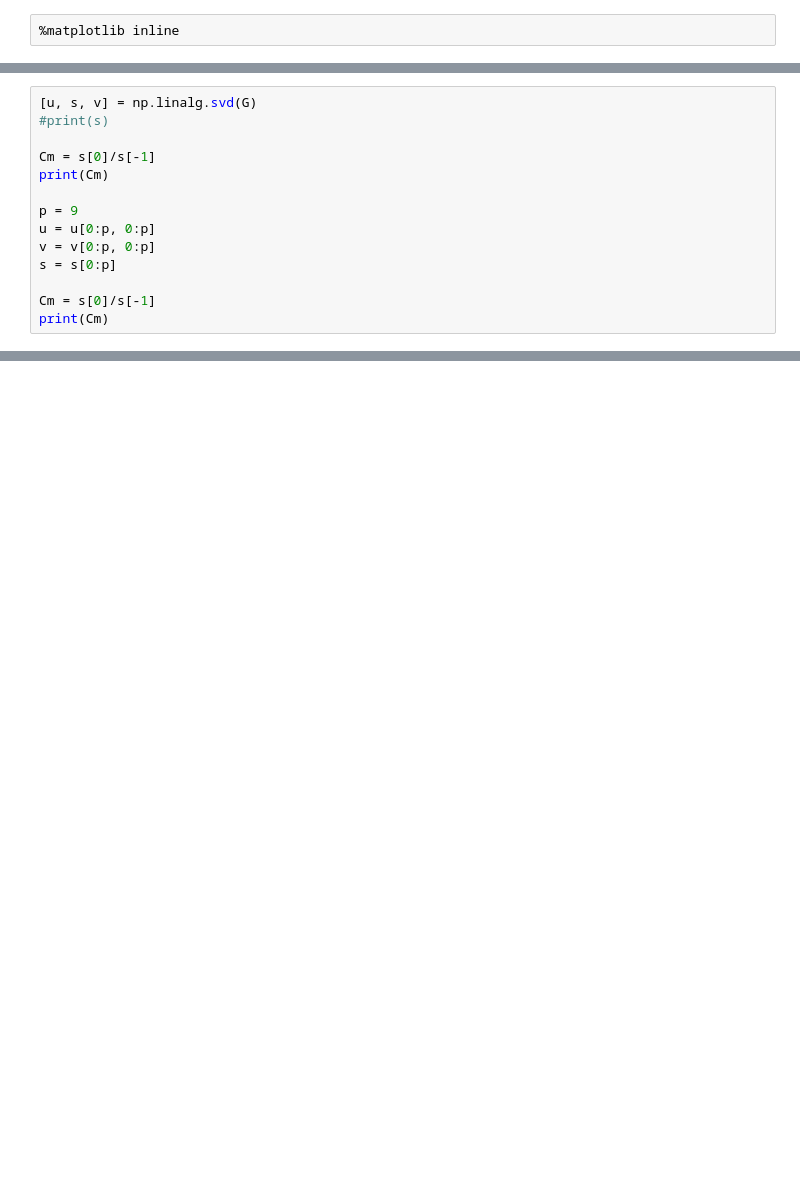
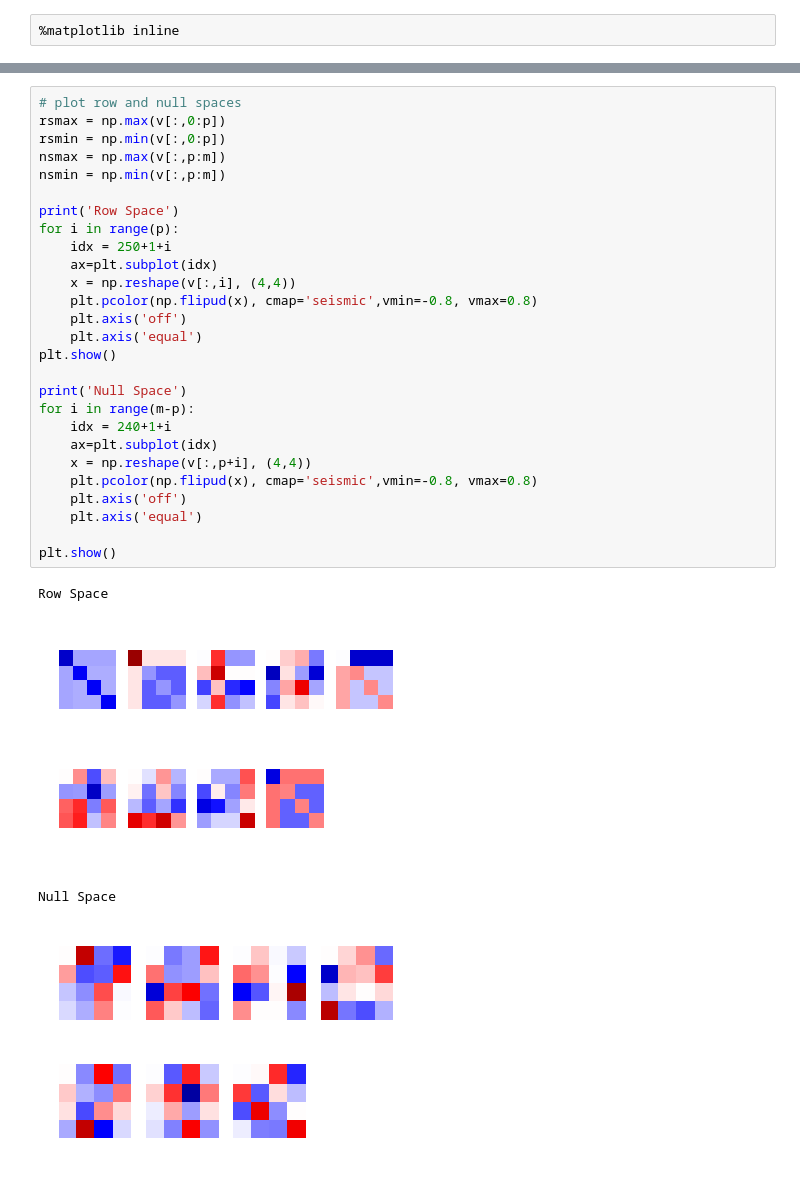
Before and after one commit to paulaburgi/InverseMethods, a Jupyter notebook: hw3.ipynb, the cells around one changed output, grey strips where cells are left out. Cells and saved outputs as stored; diff of their text form; blank space fills up the shorter version.

```diff
--- a/hw3.ipynb
+++ b/hw3.ipynb
@@ -20,16 +23,2 @@ G[9, 0:16:5] = s2
 
 #print(G)
-# %%
-[u, s, v] = np.linalg.svd(G)
-#print(s)
-
-Cm = s[0]/s[-1]
-print(Cm)
-
-p = 9
-u = u[0:p, 0:p]
-v = v[0:p, 0:p]
-s = s[0:p]
-
-Cm = s[0]/s[-1]
-print(Cm)
@@ -38,0 +51,32 @@ print(Cm)
+# %%
+# plot row and null spaces
+rsmax = np.max(v[:,0:p])
+rsmin = np.min(v[:,0:p])
+nsmax = np.max(v[:,p:m])
+nsmin = np.min(v[:,p:m])
+
+print('Row Space')
+for i in range(p):
+    idx = 250+1+i
+    ax=plt.subplot(idx)
+    x = np.reshape(v[:,i], (4,4))
+    plt.pcolor(np.flipud(x), cmap='seismic',vmin=-0.8, vmax=0.8)
+    plt.axis('off')
+    plt.axis('equal')
+plt.show()
+
+print('Null Space')
+for i in range(m-p):
+    idx = 240+1+i
+    ax=plt.subplot(idx)
+    x = np.reshape(v[:,p+i], (4,4))
+    plt.pcolor(np.flipud(x), cmap='seismic',vmin=-0.8, vmax=0.8)
+    plt.axis('off')
+    plt.axis('equal')
+
+plt.show()
+# %% [output]
+Row Space
+[figure, added]
+Null Space
+[figure, added]
```
Also changed, not shown: parts of 12 cells of this notebook, 1 other file.
